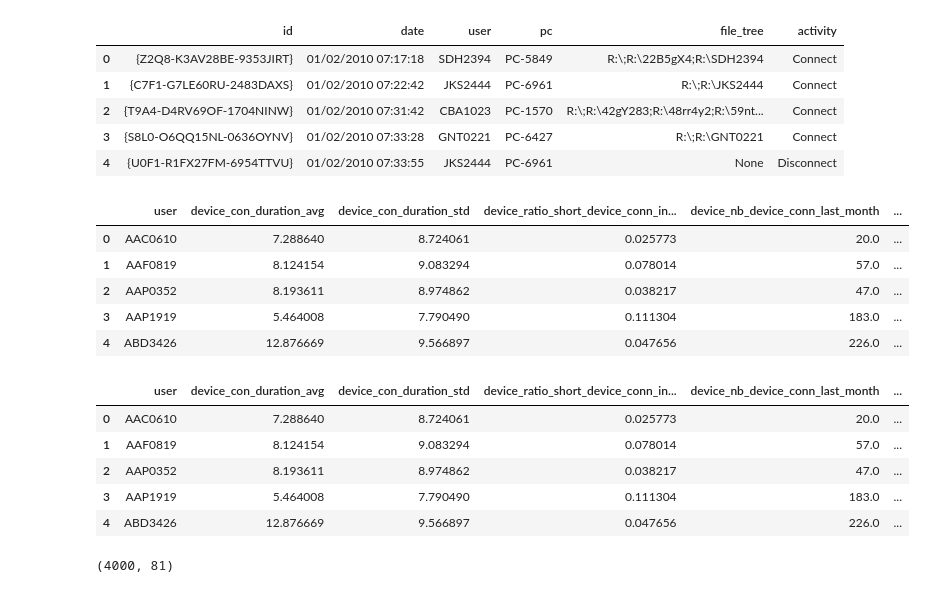
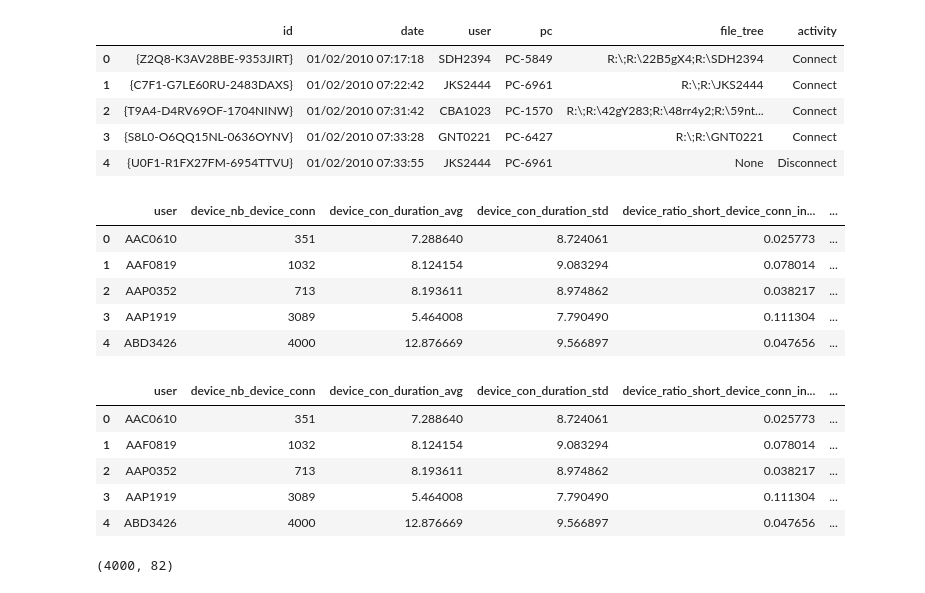
Before and after one commit to SamiKarboubi/CERT-Insider-Threat-Detection, a Jupyter notebook: features_extraction.ipynb, the cells around one changed output. Cells and saved outputs as stored; diff of their text form; code cells hidden in the pictures.

```diff
--- a/features_extraction.ipynb
+++ b/features_extraction.ipynb
@@ -1024,39 +1024,40 @@ weekly_features = weekly_device.groupby('user').agg(
 ).reset_index()
 
 
 features_device = features_device.merge(device_baseline, on='user', how='left')
 features_device = features_device.merge(weekly_features, on='user', how='left')
 
 features_device = features_device.merge(nb_device_activity__after_leaving, on='user', how='left')
 
 features_device['device_nb_device_activity_after_leaving'] = (
     features_device['device_nb_device_activity_after_leaving'].fillna(0).astype(int)
 )
 
 features_device = features_device[
     [
         'user',
+        'device_nb_device_conn',
         'device_con_duration_avg',
         'device_con_duration_std',
         'device_ratio_short_device_conn_interval',
         'device_nb_device_conn_last_month',
         'device_avg_device_conn_per_week',
         'device_max_zscore_device_week',
         'device_avg_zscore_device_week',
         'device_nb_device_conn_after_hours',
         'device_ratio_device_conn_after_hours',
         'device_nb_device_activity_after_leaving'
     ]
 ]
 
 features_device.head()
 # %% [output]
-|  | user | device_con_duration_avg | device_con_duration_std | device_ratio_short_device_conn_in... | device_nb_device_conn_last_month | ... |
-| 0 | AAC0610 | 7.288640 | 8.724061 | 0.025773 | 20.0 | ... |
-| 1 | AAF0819 | 8.124154 | 9.083294 | 0.078014 | 57.0 | ... |
-| 2 | AAP0352 | 8.193611 | 8.974862 | 0.038217 | 47.0 | ... |
-| 3 | AAP1919 | 5.464008 | 7.790490 | 0.111304 | 183.0 | ... |
-| 4 | ABD3426 | 12.876669 | 9.566897 | 0.047656 | 226.0 | ... |
+|  | user | device_nb_device_conn | device_con_duration_avg | device_con_duration_std | device_ratio_short_device_conn_in... | ... |
+| 0 | AAC0610 | 351 | 7.288640 | 8.724061 | 0.025773 | ... |
+| 1 | AAF0819 | 1032 | 8.124154 | 9.083294 | 0.078014 | ... |
+| 2 | AAP0352 | 713 | 8.193611 | 8.974862 | 0.038217 | ... |
+| 3 | AAP1919 | 3089 | 5.464008 | 7.790490 | 0.111304 | ... |
+| 4 | ABD3426 | 4000 | 12.876669 | 9.566897 | 0.047656 | ... |
 # %%
 check_security = users.set_index('user_id')['team'].str.contains('ElectronicSecurity', na=False)
 
@@ -1069,12 +1070,12 @@ features_device['users_is_electronic_security'] = (
 
 features_device.head()
 # %% [output]
-|  | user | device_con_duration_avg | device_con_duration_std | device_ratio_short_device_conn_in... | device_nb_device_conn_last_month | ... |
-| 0 | AAC0610 | 7.288640 | 8.724061 | 0.025773 | 20.0 | ... |
-| 1 | AAF0819 | 8.124154 | 9.083294 | 0.078014 | 57.0 | ... |
-| 2 | AAP0352 | 8.193611 | 8.974862 | 0.038217 | 47.0 | ... |
-| 3 | AAP1919 | 5.464008 | 7.790490 | 0.111304 | 183.0 | ... |
-| 4 | ABD3426 | 12.876669 | 9.566897 | 0.047656 | 226.0 | ... |
+|  | user | device_nb_device_conn | device_con_duration_avg | device_con_duration_std | device_ratio_short_device_conn_in... | ... |
+| 0 | AAC0610 | 351 | 7.288640 | 8.724061 | 0.025773 | ... |
+| 1 | AAF0819 | 1032 | 8.124154 | 9.083294 | 0.078014 | ... |
+| 2 | AAP0352 | 713 | 8.193611 | 8.974862 | 0.038217 | ... |
+| 3 | AAP1919 | 3089 | 5.464008 | 7.790490 | 0.111304 | ... |
+| 4 | ABD3426 | 4000 | 12.876669 | 9.566897 | 0.047656 | ... |
 # %%
 dfs = [features_email,features_file,features_sessions,logon_features,file_decoy_features, features_psycho , features_device,features_http]
 
@@ -1083,4 +1084,4 @@ df_final = df_final.fillna(0)
 df_final.to_csv('features_v2.csv',index=False)
 df_final.shape
 # %% [output]
-(4000, 81)
+(4000, 82)
```
Also changed, not shown: parts of 3 cells of this notebook.
